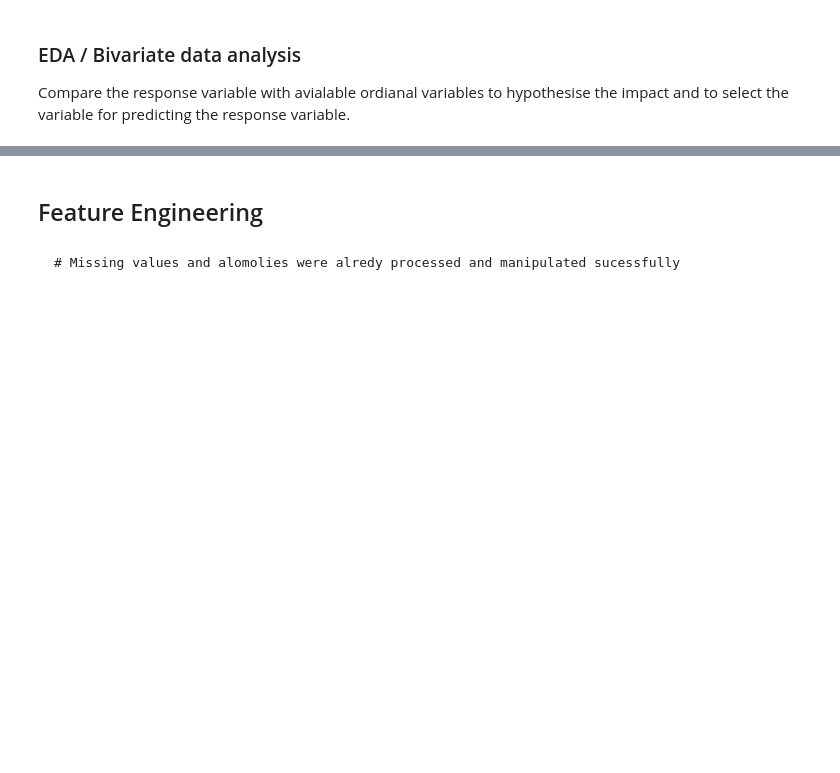
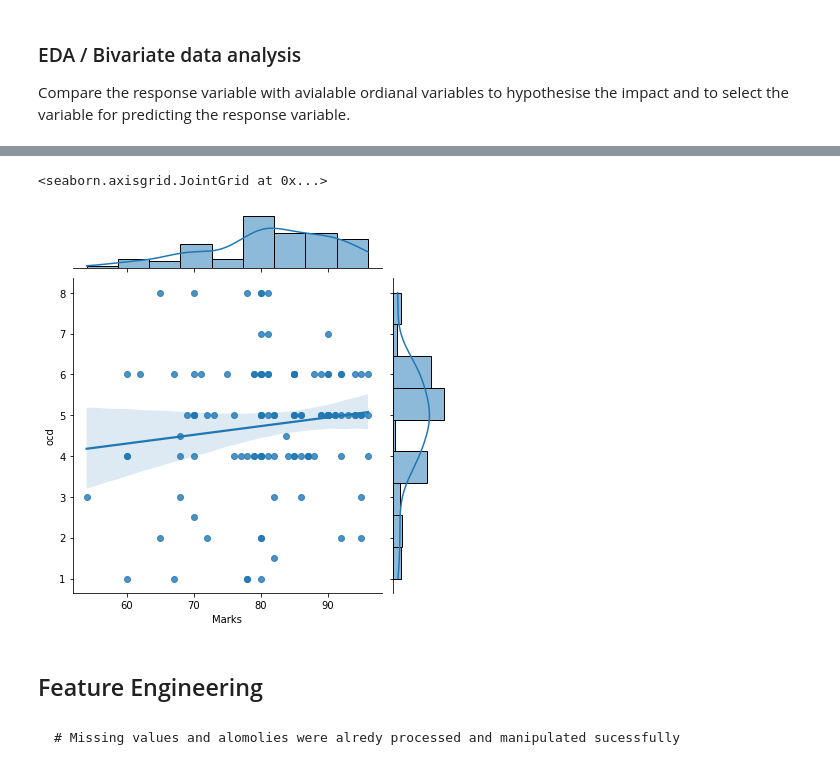
Before and after one commit to BALAJI24092001/Student-Perception-Analysis, a Jupyter notebook: StudentPercetionAnalysis.ipynb, the cells around one changed output, grey strips where cells are left out. Saved outputs shown, nothing was run; the diff lists cells and outputs as text; code cells hidden in the pictures; blank space fills up the shorter version.

```diff
--- a/StudentPercetionAnalysis.ipynb
+++ b/StudentPercetionAnalysis.ipynb
@@ -180,5 +310,8 @@ sns.histplot(data=data, x='Marks', hue='ce', multiple='stack')
 # %%
-sns.jointplot(data=data, x='Marks', y='doc', kind='reg')
+sns.jointplot(data=data, x='Marks', y='ocd', kind='reg')
+# %% [output]
+<seaborn.axisgrid.JointGrid at 0x...>
+[figure, added]
 # %% [markdown]
 ## Feature Engineering
 # %% [markdown]
```
Also changed, not shown: parts of 42 cells of this notebook.
